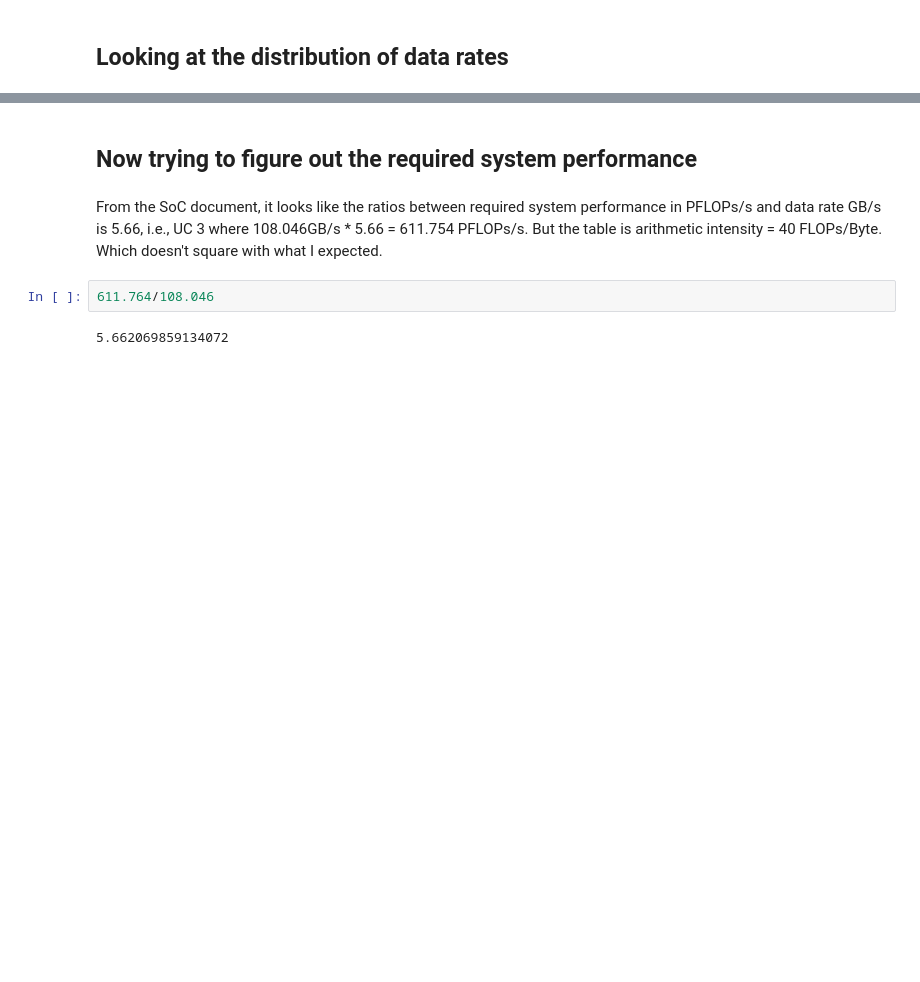
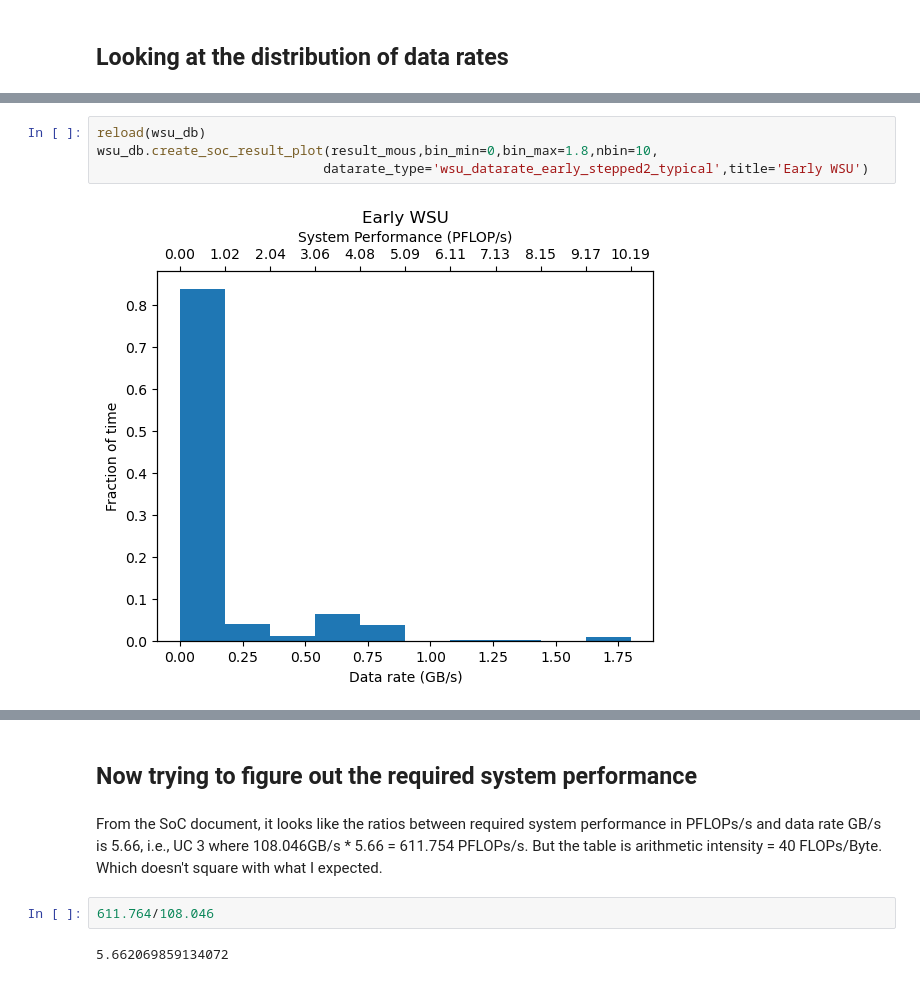
Before and after one commit to aakepley/big-cubes, a Jupyter notebook: size_of_compute_estimate.ipynb, the cells around one changed output, grey strips where cells are left out. Drawn from its saved outputs; the diff is of its cells as text; blank space fills up the shorter version.

```diff
--- a/size_of_compute_estimate.ipynb
+++ b/size_of_compute_estimate.ipynb
@@ -140,0 +79,6 @@ Text(0.5, 1.0, 'WSU (later 4x) - Weights')
+# %%
+reload(wsu_db)
+wsu_db.create_soc_result_plot(result_mous,bin_min=0,bin_max=1.8,nbin=10,
+                             datarate_type='wsu_datarate_early_stepped2_typical',title='Early WSU')
+# %% [output]
+[figure, added]
```
Also changed, not shown: parts of 21 cells of this notebook, 3 other files.
